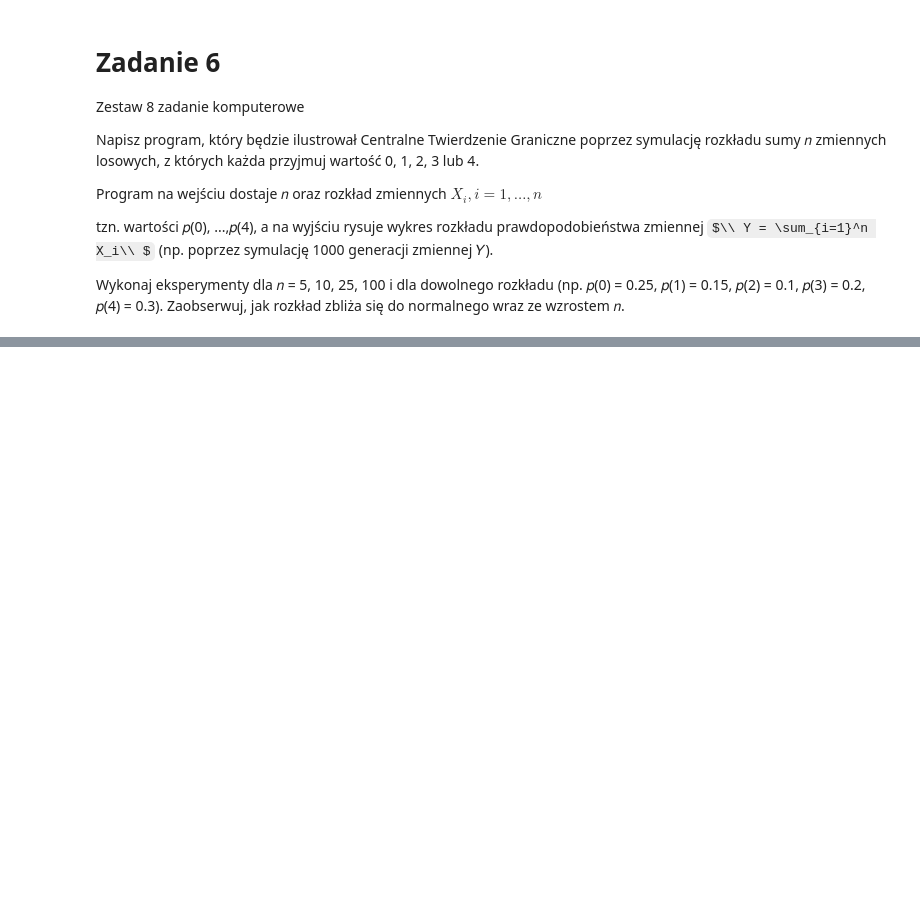
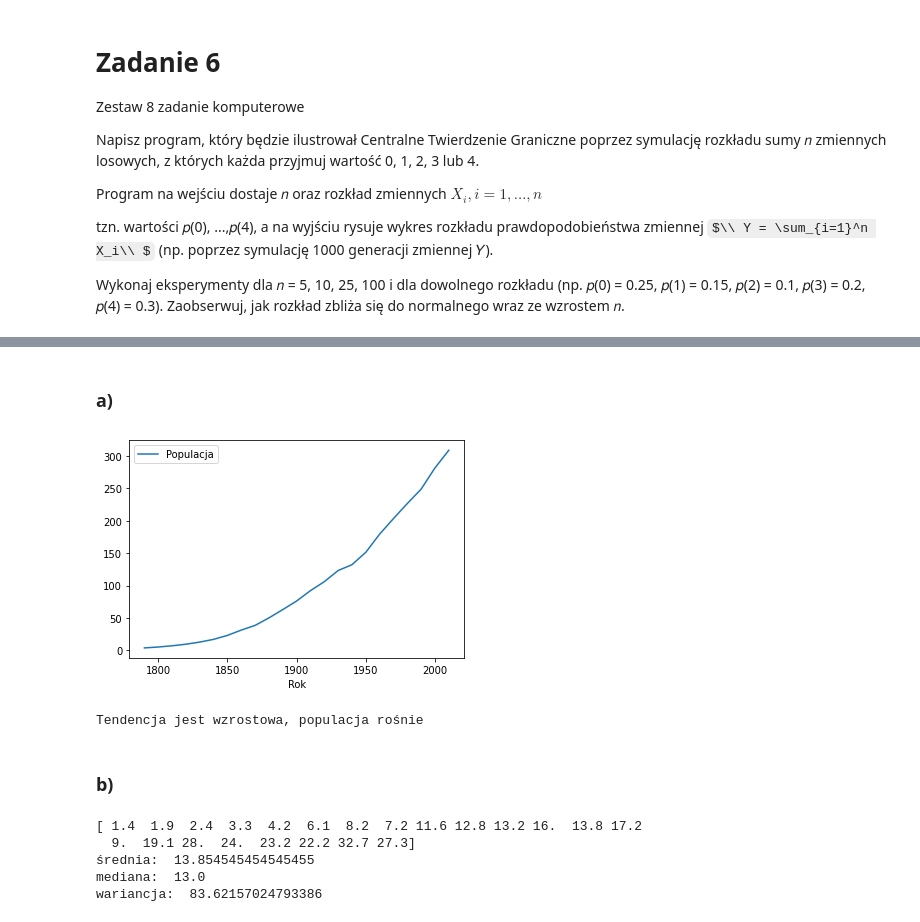
Before and after one commit to KSob01/RPIS_zadania, a Jupyter notebook: katarzyna_sobczyszyn.ipynb, the cells around one changed output, grey strips where cells are left out. Saved outputs shown, nothing was run; the diff lists cells and outputs as text; code cells hidden in the pictures; some formulas as TeX source; blank space fills up the shorter version.

```diff
--- a/katarzyna_sobczyszyn.ipynb
+++ b/katarzyna_sobczyszyn.ipynb
@@ -297,0 +328,32 @@ for n in N:
+# %%
+import  pandas as pd
+import numpy as np
+import matplotlib.pyplot as plt
+import statistics
+d = {"Rok":[1790 ,1800, 1810, 1820, 1830, 1840, 1850, 1860, 1870, 1880, 1890, 1900,1910, 1920, 1930, 1940, 1950, 1960, 1970, 1980, 1990, 2000, 2010],
+     "Populacja":[3.9, 5.3 ,7.2, 9.6 ,12.9 ,17.1 ,23.2 ,31.4 ,38.6 ,50.2 ,63.0 ,76.2 ,92.2 ,106.0, 123.2 ,132.2 ,151.3 ,179.3 ,203.3 ,226.5 ,248.7 ,281.4 ,308.7]
+     }
+df = pd.DataFrame(d)
+# %% [markdown]
+### a)
+# %%
+df.plot(x='Rok',y='Populacja')
+plt.show()
+print('Tendencja jest wzrostowa, populacja rośnie')
+# %% [output]
+[figure, added]
+Tendencja jest wzrostowa, populacja rośnie
+# %% [markdown]
+### b)
+# %%
+X = df['Populacja'].diff().to_numpy()[1:]
+print(X)
+print("średnia: ",np.mean(X))
+print("mediana: ",np.median(X))
+print("wariancja: ",np.var(X))
+# %% [output]
+[ 1.4  1.9  2.4  3.3  4.2  6.1  8.2  7.2 11.6 12.8 13.2 16.  13.8 17.2
+  9.  19.1 28.  24.  23.2 22.2 32.7 27.3]
+średnia:  13.854545454545455
+mediana:  13.0
+wariancja:  83.62157024793386
```
Also changed, not shown: parts of 14 cells of this notebook.
